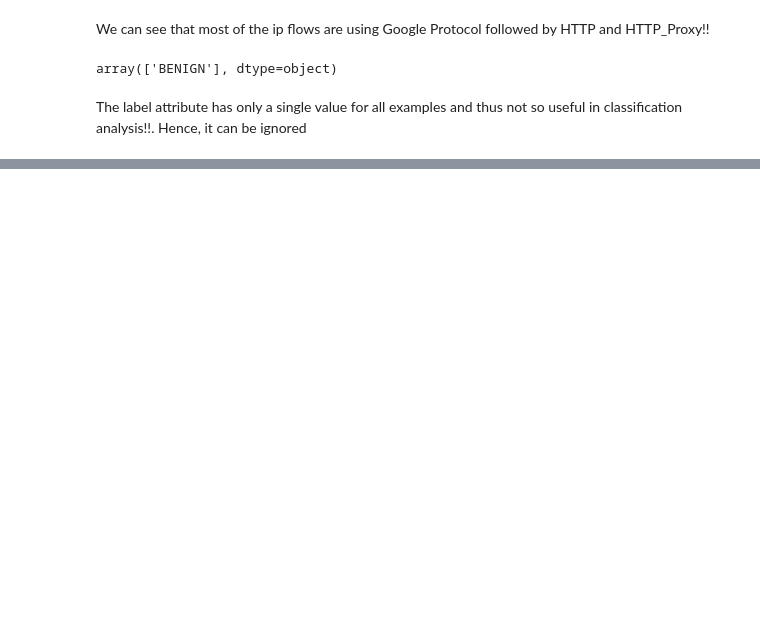
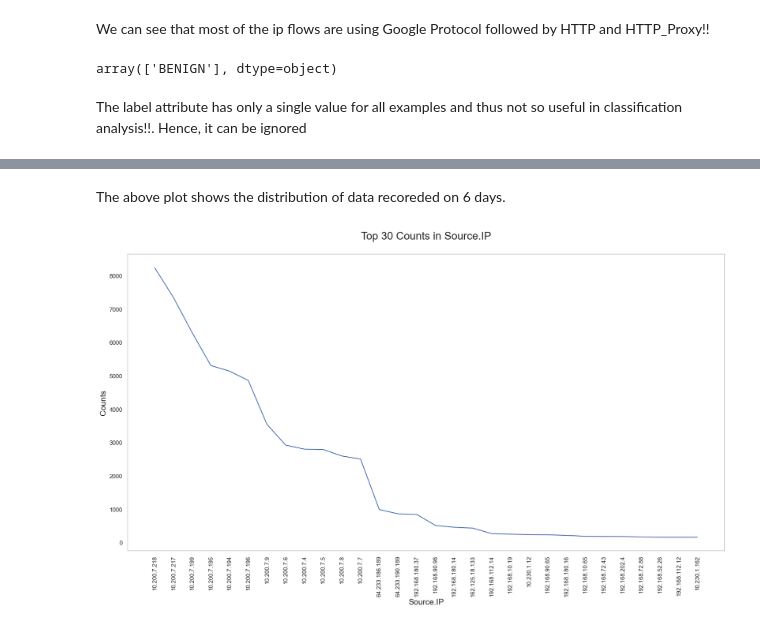
Before and after one commit to Gangaraj-eng/IT496_DataForce_CourseProject1, a Jupyter notebook: 202001411/202001411_IT496_CP2.ipynb, the cells around one changed output, grey strips where cells are left out. Drawn from its saved outputs; the diff is of its cells as text; code cells hidden in the pictures; blank space fills up the shorter version.

```diff
--- a/202001411/202001411_IT496_CP2.ipynb
+++ b/202001411/202001411_IT496_CP2.ipynb
@@ -191,0 +200,14 @@ Name: Timestamp, Length: 100000, dtype: object
+# %% [markdown]
+The above plot shows the distribution of data recoreded on 6 days.
+# %%
+sourceIPCounts = pd.DataFrame(Data['Source.IP'].value_counts()[:30])
+plt.figure(figsize=(20,10))
+plt.plot(sourceIPCounts)
+# to display the ip address verticall
+plt.xticks(rotation=90)
+plt.xlabel('Source.IP', {'fontsize':15})
+plt.ylabel('Counts', {'fontsize':15})
+plt.title('Top 30 Counts in Source.IP\n', {'fontsize':20})
+plt.grid()
+# %% [output]
+[figure, added]
```
Also changed, not shown: parts of 15 cells of this notebook.
